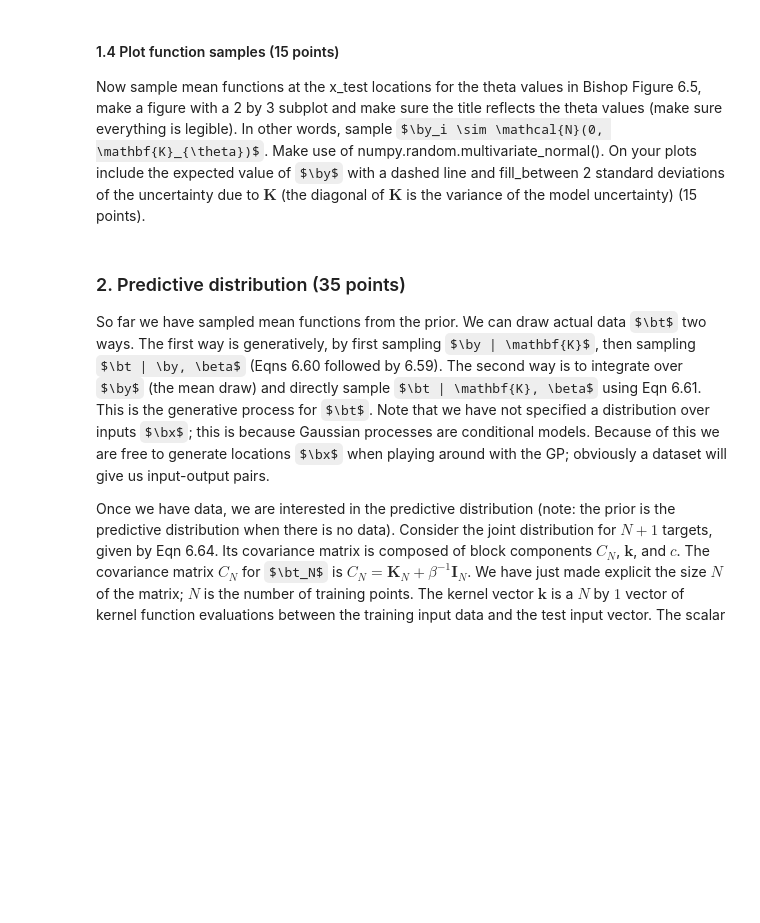
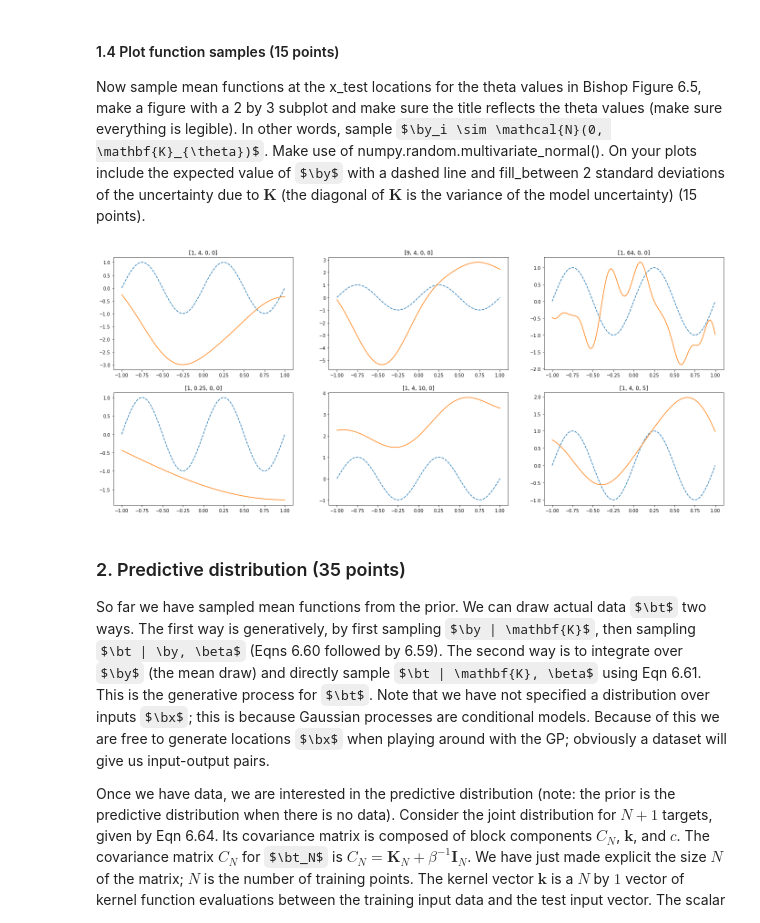
Before and after one commit to woutster/ml1, a Jupyter notebook: 10749586_12385913_lab3.ipynb, the cells around one changed output. Drawn from its saved outputs; the diff is of its cells as text; code cells hidden in the pictures; some formulas as TeX source; blank space fills up the shorter version.

```diff
--- a/10749586_12385913_lab3.ipynb
+++ b/10749586_12385913_lab3.ipynb
@@ -185,3 +182,27 @@ raise NotImplementedError()
+# %%
+thetas1 = [1, 4, 0, 0]
+thetas2 = [9, 4, 0, 0]
+thetas3 = [1, 64, 0, 0]
+thetas4 = [1, 0.25, 0, 0]
+thetas5 = [1, 4, 10, 0]
+thetas6 = [1, 4, 0, 5]
+
+thetas = [thetas1, thetas2, thetas3, thetas4, thetas5, thetas6]
+
+fig = plt.figure(figsize=(24,10))
+
+for i, theta in enumerate(thetas):
+    ax = fig.add_subplot(2,3,i+1)
+    K = computeK(x_test, x_test, theta)
+    for j in range(0,5):
+        y_k = np.random.multivariate_normal(np.zeros(100), K)
+        ax.plot(x_test, y_k_j)
+    ax.plot(x_test, y_test, "--")
+    ax.set_title(str(theta))
+
+plt.show()
+# %% [output]
+[figure, added]
 # %% [markdown]
 ### 2. Predictive distribution (35 points)
 So far we have sampled mean functions from the prior.  We can draw actual data $\bt$ two ways.  The first way is generatively, by first sampling $\by | \mathbf{K}$, then sampling $\bt | \by, \beta$ (Eqns 6.60 followed by 6.59).  The second way is to integrate over $\by$ (the mean draw) and directly sample $\bt | \mathbf{K}, \beta$ using Eqn 6.61.    This is the generative process for $\bt$.  Note that we have not specified a distribution over inputs $\bx$;  this is because Gaussian processes are conditional models.  Because of this we are free to generate locations $\bx$ when playing around with the GP; obviously a dataset will give us input-output pairs.
```
Also changed, not shown: parts of 1 cell of this notebook.
